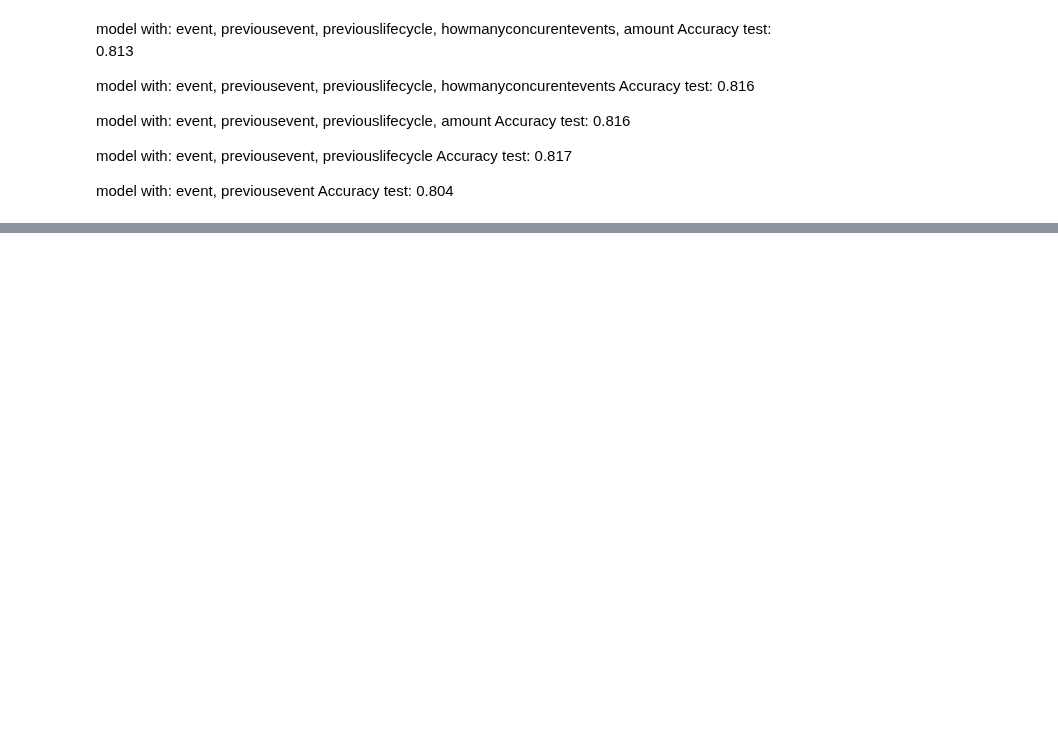
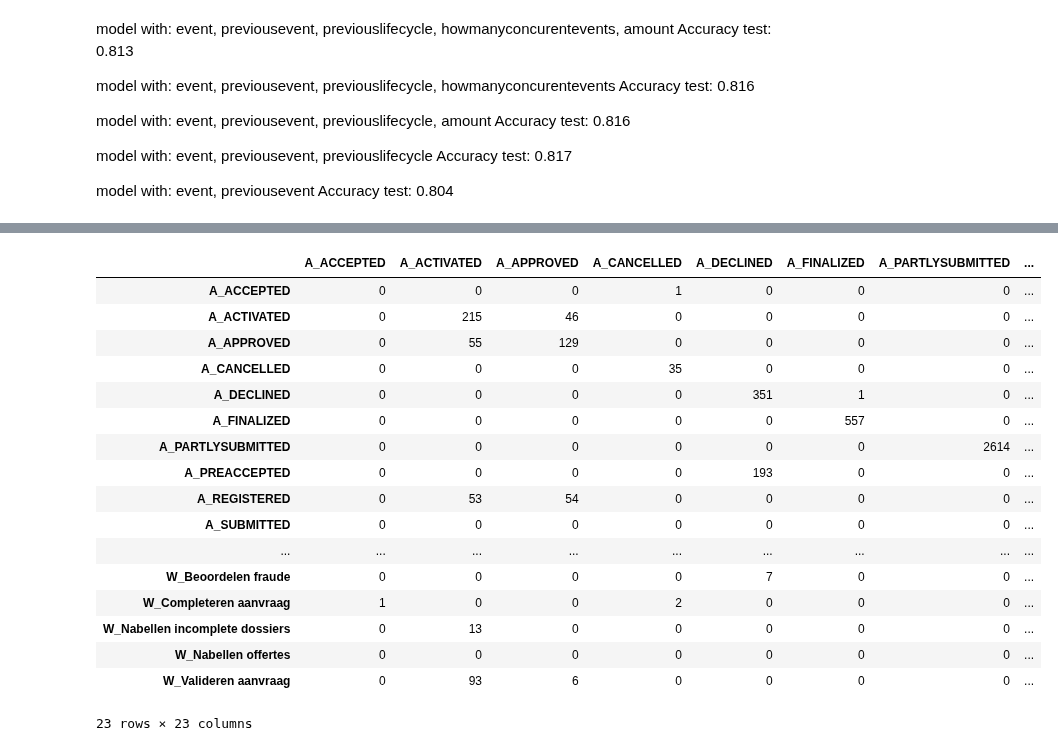
Before and after one commit to Elite-NL/Process_Mining, a Jupyter notebook: event_onTheFly.ipynb, the cells around one changed output, grey strips where cells are left out. Cells and saved outputs as stored; diff of their text form; code cells hidden in the pictures; blank space fills up the shorter version.

```diff
--- a/event_onTheFly.ipynb
+++ b/event_onTheFly.ipynb
@@ -358,0 +455,21 @@ Accuracy test: 0.804
+# %%
+df_matrix
+# %% [output]
+|  | A_ACCEPTED | A_ACTIVATED | A_APPROVED | A_CANCELLED | A_DECLINED | A_FINALIZED | A_PARTLYSUBMITTED | ... |
+| A_ACCEPTED | 0 | 0 | 0 | 1 | 0 | 0 | 0 | ... |
+| A_ACTIVATED | 0 | 215 | 46 | 0 | 0 | 0 | 0 | ... |
+| A_APPROVED | 0 | 55 | 129 | 0 | 0 | 0 | 0 | ... |
+| A_CANCELLED | 0 | 0 | 0 | 35 | 0 | 0 | 0 | ... |
+| A_DECLINED | 0 | 0 | 0 | 0 | 351 | 1 | 0 | ... |
+| A_FINALIZED | 0 | 0 | 0 | 0 | 0 | 557 | 0 | ... |
+| A_PARTLYSUBMITTED | 0 | 0 | 0 | 0 | 0 | 0 | 2614 | ... |
+| A_PREACCEPTED | 0 | 0 | 0 | 0 | 193 | 0 | 0 | ... |
+| A_REGISTERED | 0 | 53 | 54 | 0 | 0 | 0 | 0 | ... |
+| A_SUBMITTED | 0 | 0 | 0 | 0 | 0 | 0 | 0 | ... |
+| ... | ... | ... | ... | ... | ... | ... | ... | ... |
+| W_Beoordelen fraude | 0 | 0 | 0 | 0 | 7 | 0 | 0 | ... |
+| W_Completeren aanvraag | 1 | 0 | 0 | 2 | 0 | 0 | 0 | ... |
+| W_Nabellen incomplete dossiers | 0 | 13 | 0 | 0 | 0 | 0 | 0 | ... |
+| W_Nabellen offertes | 0 | 0 | 0 | 0 | 0 | 0 | 0 | ... |
+| W_Valideren aanvraag | 0 | 93 | 6 | 0 | 0 | 0 | 0 | ... |
+23 rows × 23 columns
```
Also changed, not shown: parts of 9 cells of this notebook, 1 other file.
